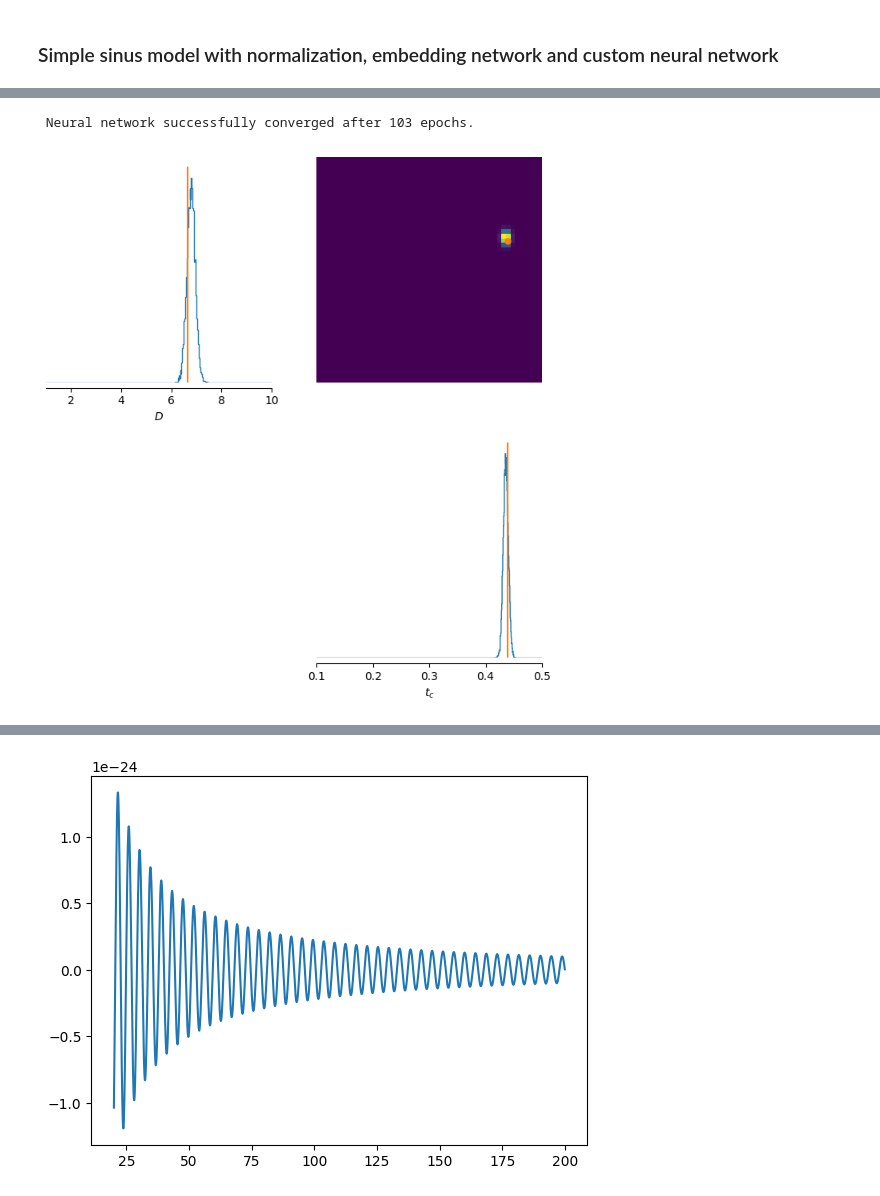
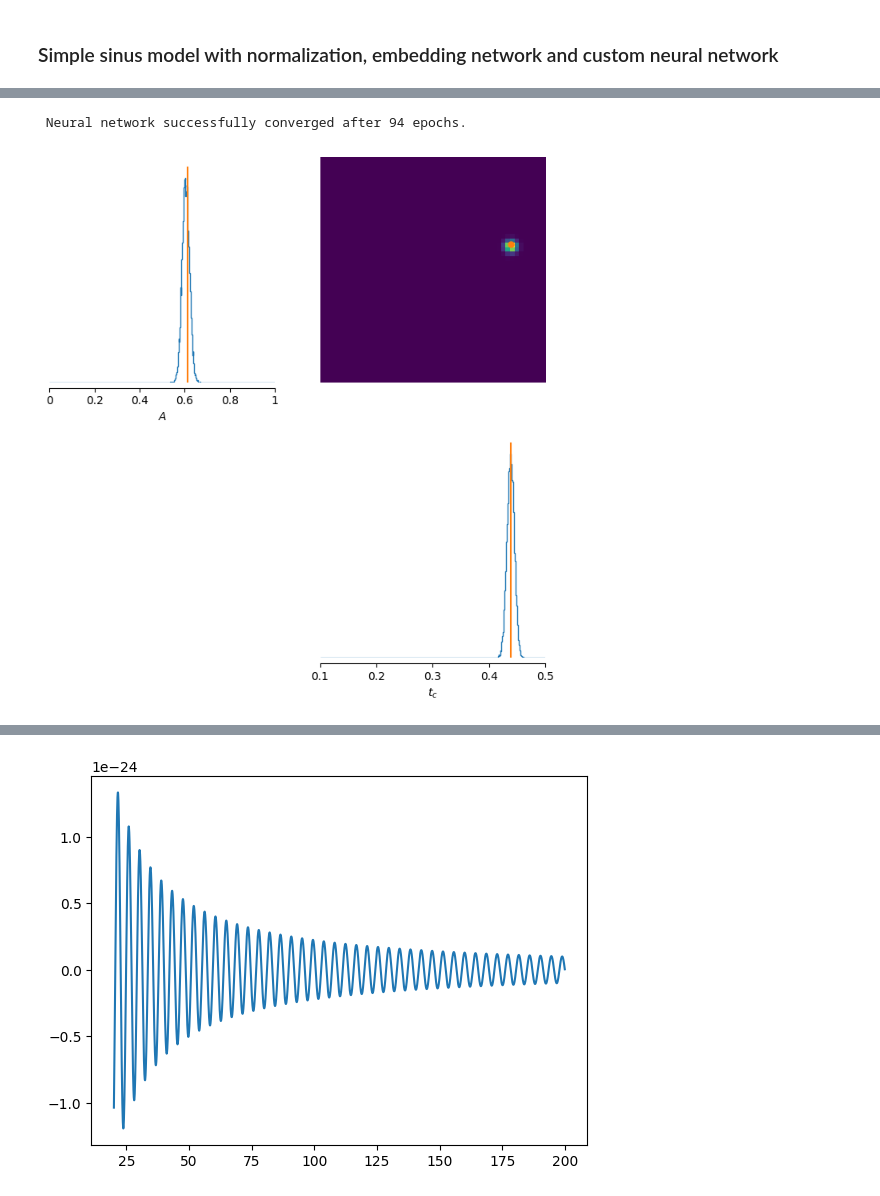
Before and after one commit to n3vSvZ/SBI_Project2b, a Jupyter notebook: Gravitational Waves/Gravitational Waves SBI.ipynb, the cells around one changed output, grey strips where cells are left out. Cells and saved outputs as stored; diff of their text form; code cells hidden in the pictures.

```diff
--- a/Gravitational Waves/Gravitational Waves SBI.ipynb
+++ b/Gravitational Waves/Gravitational Waves SBI.ipynb
@@ -279,7 +357,8 @@ def simulator(theta):
     f_array = np.linspace(f_lower, f_final, n_freq)
     h_freq = np.zeros(shape = (num_sim, len(f_array)))
     for i in range(num_sim):
-        A = theta[i,0].numpy()
+        Alog = theta[i,0].numpy()
+        A = 10 ** Alog
         tc = theta[i,1].numpy()
 
         #print(tc, tc.type())
@@ -289,25 +368,32 @@ def simulator(theta):
     h_freq = torch.tensor(h_freq, dtype=torch.float32)
     return h_freq
 
-
+# normalization for every frequency
 def normalize(h_freq):
     mean = h_freq.mean(dim=0, keepdim=True)  # Mean per frequency bin
     std = h_freq.std(dim=0, keepdim=True)   # Std per frequency bin
-    h_freq_normalized = (h_freq - mean) / (std + 1e-8)
+    h_freq_normalized = (h_freq - mean) / (std)
+    return h_freq_normalized, mean, std
+
+# global normalization
+def normalize_(h_freq):
+    mean = h_freq.mean()
+    std = h_freq.std()
+    h_freq_normalized = (h_freq - mean) / (std)
     return h_freq_normalized, mean, std
 
 def normalize_obs(h_obs, mean, std):
-    h_obs_normalized = (h_obs - mean) / (std + 1e-8)
-    return h_obs
+    h_obs_normalized = (h_obs - mean) / (std)
+    return h_obs_normalized
 # %%
 num_sim = 2000
-A_lowerbound = 1
-A_upperbound = 10
+Alog_lowerbound = 0
+Alog_upperbound = 1
 tc_lowerbound = 0.1
 tc_upperbound = 0.5
 
-prior = BoxUniform(low=torch.tensor([A_lowerbound, tc_lowerbound]),
-                   high=torch.tensor([A_upperbound, tc_upperbound]))
+prior = BoxUniform(low=torch.tensor([Alog_lowerbound, tc_lowerbound]),
+                   high=torch.tensor([Alog_upperbound, tc_upperbound]))
 
 # Check prior, simulator, consistency
 prior, num_parameters, prior_returns_numpy = process_prior(prior)
@@ -317,40 +403,42 @@ check_sbi_inputs(simulator, prior)
 # Create inference object. Here, NPE is used.
 #custom_density_estimator = posterior_nn(model = 'zuko_maf', hidden_features = [64]*3, num_transforms = 5)
 
-inference = NPE(prior=prior, density_estimator='zuko_maf')
+inference = NPE(prior=prior, density_estimator='zuko_maf', transform = Star)
 
 # #generate simulations and pass to the inference object
 # theta, h_freq = simulate_for_sbi(simulator, proposal=prior, num_simulations=num_sim)
 # inference = inference.append_simulations(theta, h_freq)
 theta_prior = prior.sample((num_sim,))
 h_sim = simulator(theta_prior)
-#h_sim_normalized, mean, std = normalize(h_freq)
+#h_sim_normalized, mean, std = normalize_(h_sim)
 
+#inference = inference.append_simulations(theta_prior, h_sim_normalized)
 inference = inference.append_simulations(theta_prior, h_sim)
 
 # # train the density estimator and build the posterior
 density_estimator = inference.train()
 posterior = inference.build_posterior(density_estimator)
 # %% [output]
- Neural network successfully converged after 103 epochs.
+ Neural network successfully converged after 94 epochs.
 # %%
 theta_true = prior.sample((1,))
 # generate our observation
 h_obs = simulator(theta_true)
 #h_obs_normalized = normalize_obs(h_obs, mean, std)
 
+#samples = posterior.sample((10000,), x=h_obs_normalized)
 samples = posterior.sample((10000,), x=h_obs)
 
 _ = analysis.pairplot(
     samples,
-    limits=[[A_lowerbound, A_upperbound],
+    limits=[[Alog_lowerbound, Alog_upperbound],
             [tc_lowerbound, tc_upperbound]],
     figsize=(8, 8),
-    labels=[r"$D$", r"$t_c$"],
+    labels=[r"$A$", r"$t_c$"],
     points=theta_true # add ground truth thetas,
 )
 
 # plt.savefig("Gravitational Wave Posterior")
 # plt.close()
 # %% [output]
-[figure, old version]
+[figure, new version]
```
Also changed, not shown: parts of 17 cells of this notebook.
